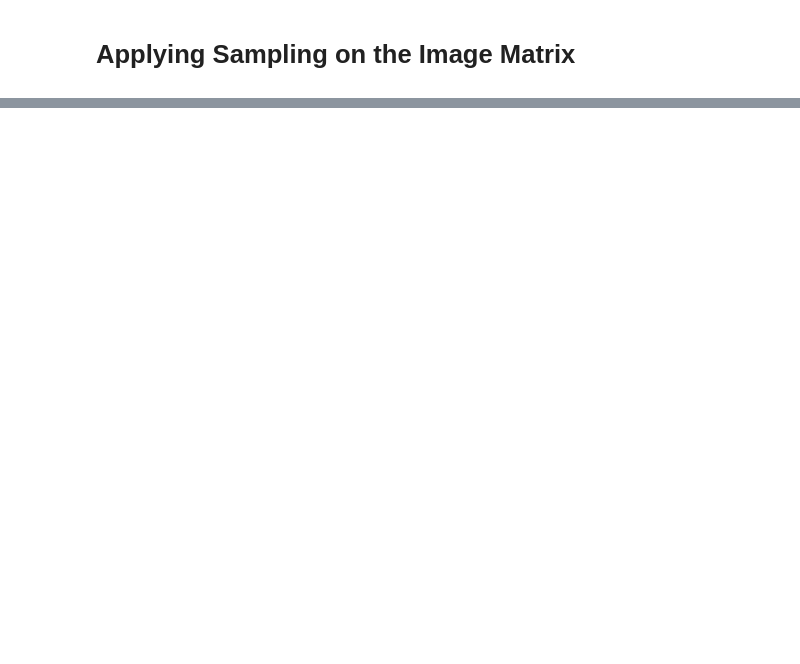
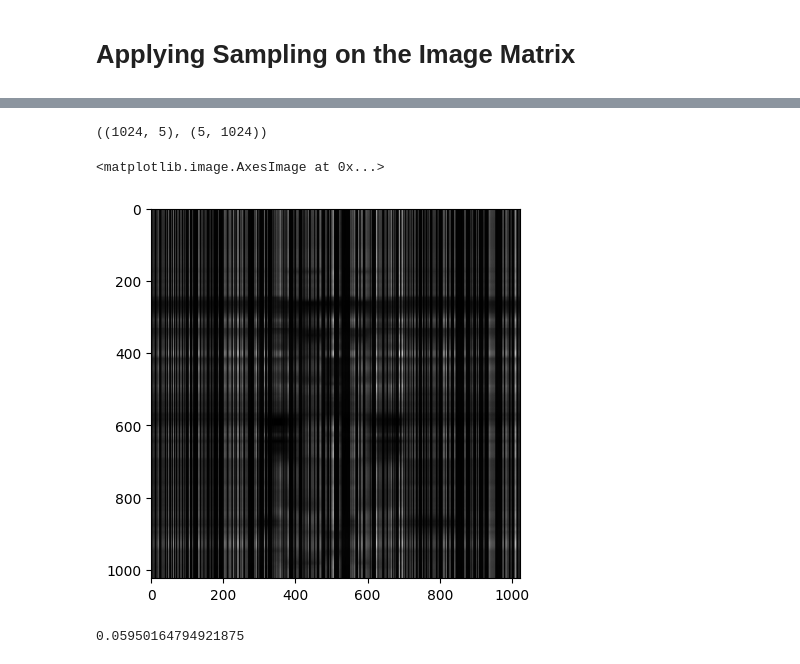
Before and after one commit to Hit2737/CS328_Intro_to_Data_Science_Project, a Jupyter notebook: file1.ipynb, the cells around one changed output, grey strips where cells are left out. Saved outputs shown, nothing was run; the diff lists cells and outputs as text; code cells hidden in the pictures; blank space fills up the shorter version.

```diff
--- a/file1.ipynb
+++ b/file1.ipynb
@@ -231,0 +214,27 @@ ValueError: operands could not be broadcast together with shapes (50,1024) (50,2
+# %%
+def ALS_NNMF(A_sampled: np.array, n_components: int, col_num: np.array, true_size: tuple):
+    n, m = true_size
+    W = np.random.rand(n, n_components)
+    H = np.random.rand(n_components, m)
+
+    for i in range(n):
+        col = 0
+        row = []
+        for j in range(len(col_num)):
+            for _ in range(col, col_num[j]):
+                row.append(0)
+                col += 1
+            WTW = W.T @ W
+            H[:, col_num[j]] = np.linalg.lstsq(WTW, W.T @ A_sampled[:, j], rcond=None)[0]
+            H[:, col_num[j]] = np.maximum(H[:, col_num[j]], 0)  # Enforce non-negativity
+            row.append(A_sampled[i, j])
+            col += 1
+        HHT = H @ H.T
+        W[i, :] = np.linalg.lstsq(HHT, H @ np.array(row).T, rcond=None)[0]
+        W[i, :] = np.maximum(W[i, :], 0)
+        if(i%100==0):
+            print(f"Row {i} completed")
+
+    return W, H
+# %%
+W__,H__= ALS_NNMF(A_sampled, 5, col_num, A.shape)
@@ -231,0 +253,15 @@ ValueError: operands could not be broadcast together with shapes (50,1024) (50,2
+# %%
+W__.shape, H__.shape
+# %% [output]
+((1024, 5), (5, 1024))
+# %%
+A_pred = W__ @ H__
+# %%
+plt.imshow(A_pred, cmap='gray')
+# %% [output]
+<matplotlib.image.AxesImage at 0x...>
+[figure, added]
+# %%
+Accuracy(A, A_pred, 10)
+# %% [output]
+0.05950164794921875
```
Also changed, not shown: parts of 8 cells of this notebook.
